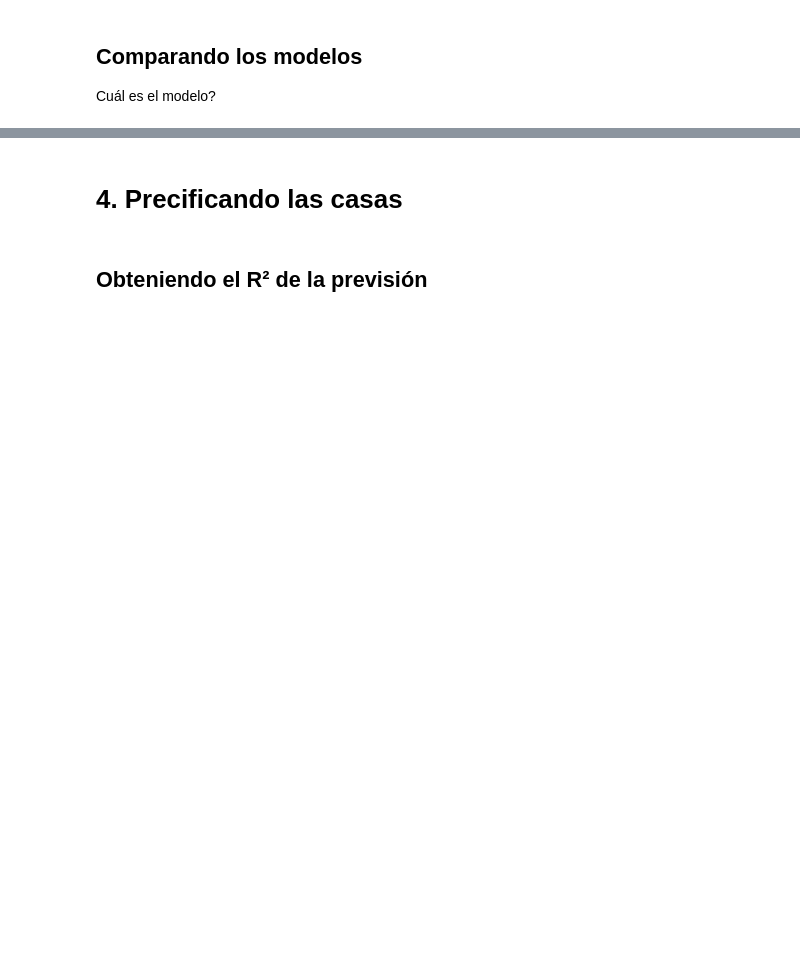
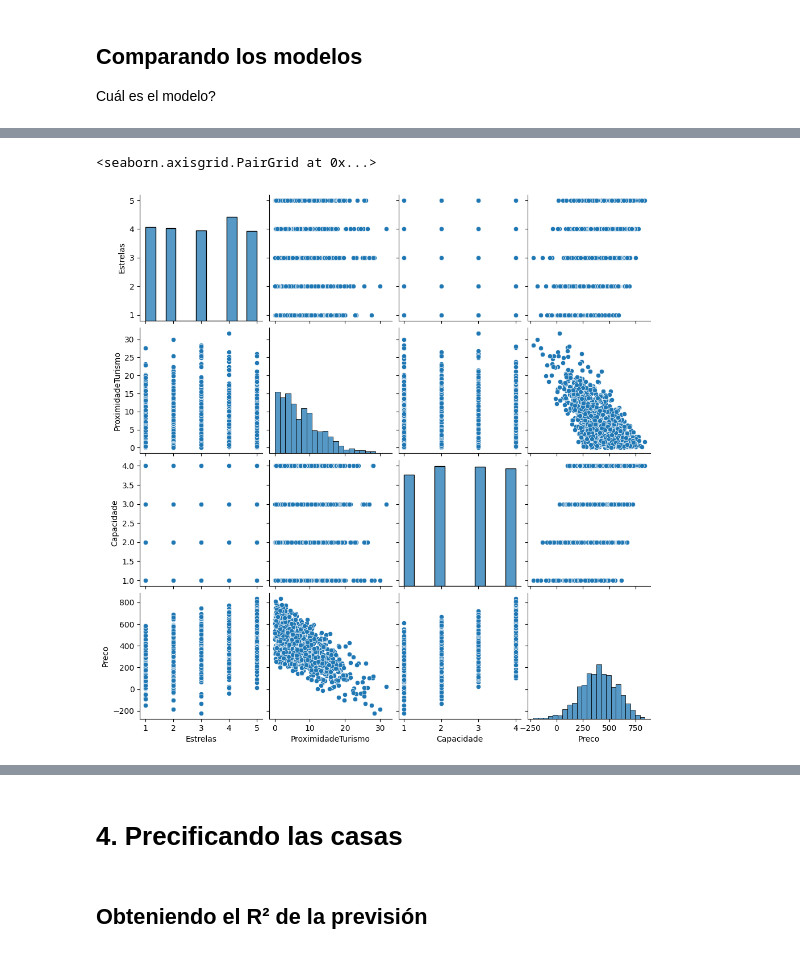
Before and after one commit to kevirui/Regresion-lineal, a Jupyter notebook: precios_de_inmuebles_regresion_lineal.ipynb, the cells around one changed output, grey strips where cells are left out. Saved outputs shown, nothing was run; the diff lists cells and outputs as text; code cells hidden in the pictures; blank space fills up the shorter version.

```diff
--- a/precios_de_inmuebles_regresion_lineal.ipynb
+++ b/precios_de_inmuebles_regresion_lineal.ipynb
@@ -340,0 +422,4 @@ Cuál es el modelo?
+# %%
+url_ex = "https://raw.githubusercontent.com/kevirui/Regresion-lineal/refs/heads/main/hoteis.csv"
+exData = pd.read_csv(url_ex)
+exData.head()
@@ -340,0 +433,5 @@ Cuál es el modelo?
+# %%
+sns.pairplot(exData)
+# %% [output]
+<seaborn.axisgrid.PairGrid at 0x...>
+[figure, added]
```
Also changed, not shown: parts of 17 cells of this notebook.
